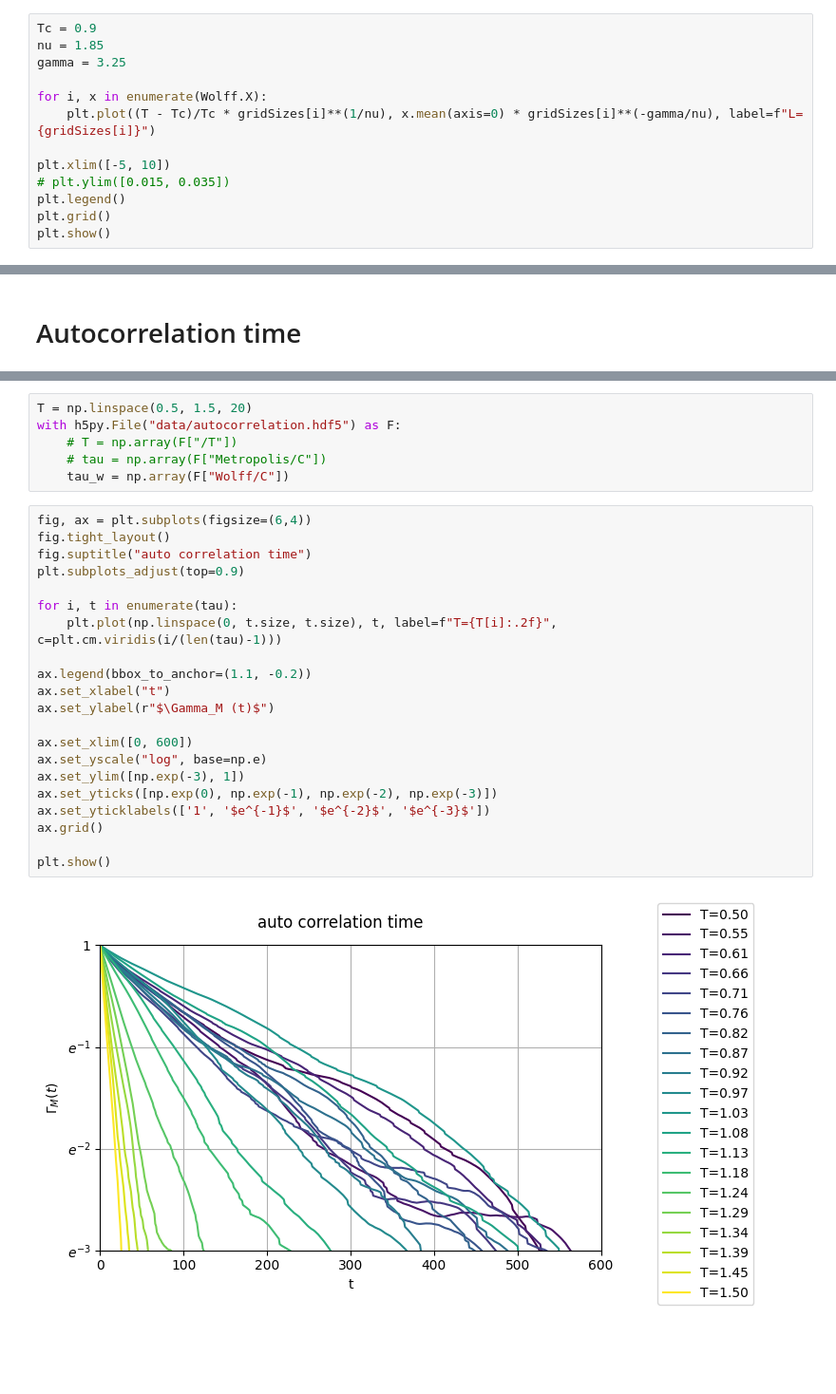
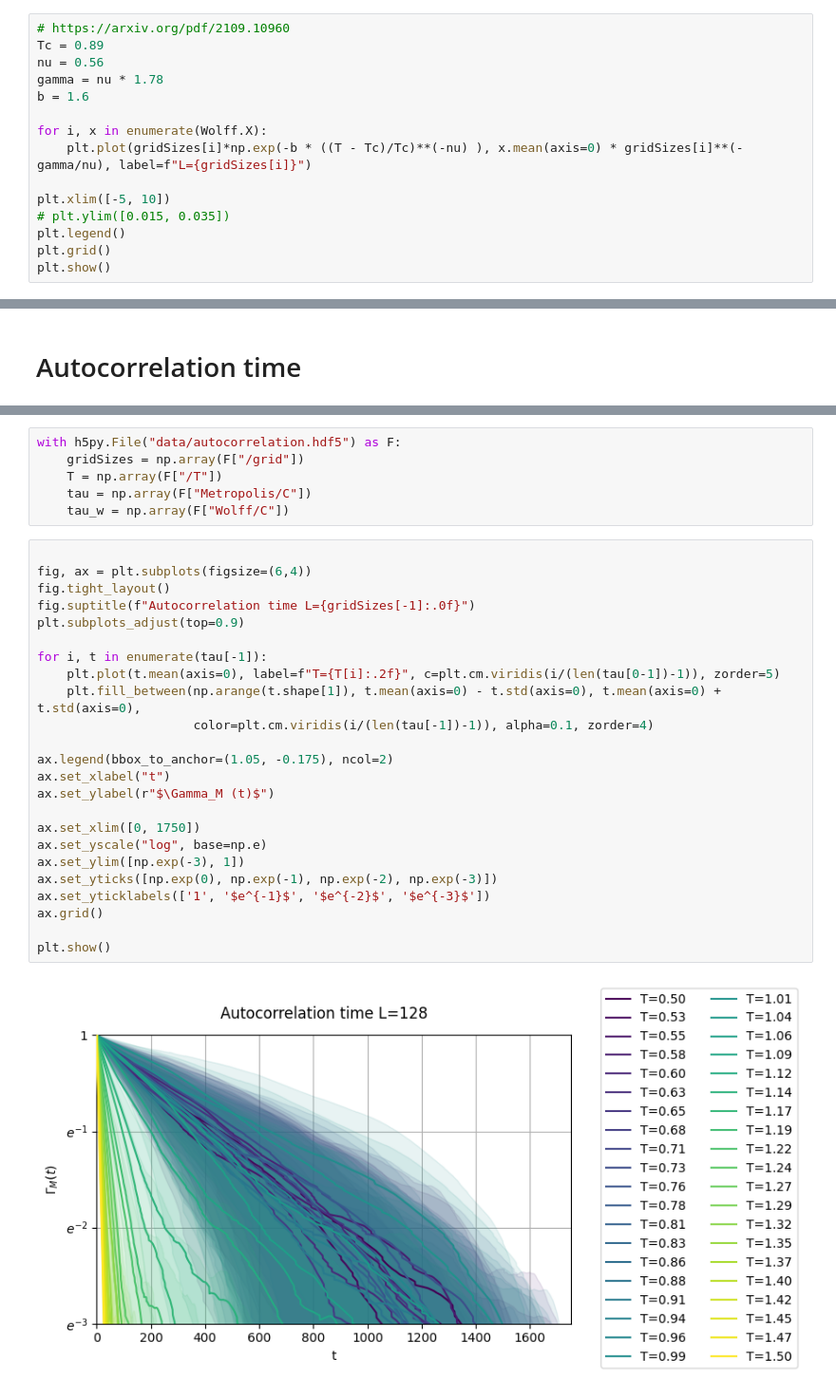
Before and after one commit to Naru-kami/xy-model, a Jupyter notebook: src/plots.ipynb, the cells around one changed output, grey strips where cells are left out. Shown at 95% size. Drawn from its saved outputs; the diff is of its cells as text; blank space fills up the shorter version.

```diff
--- a/src/plots.ipynb
+++ b/src/plots.ipynb
@@ -184,10 +178,12 @@ import iminuit
 # %%
-Tc = 0.9
-nu = 1.85
-gamma = 3.25
+# https://arxiv.org/pdf/2109.10960
+Tc = 0.89
+nu = 0.56
+gamma = nu * 1.78
+b = 1.6
 
 for i, x in enumerate(Wolff.X):
-    plt.plot((T - Tc)/Tc * gridSizes[i]**(1/nu), x.mean(axis=0) * gridSizes[i]**(-gamma/nu), label=f"L={gridSizes[i]}")
+    plt.plot(gridSizes[i]*np.exp(-b * ((T - Tc)/Tc)**(-nu) ), x.mean(axis=0) * gridSizes[i]**(-gamma/nu), label=f"L={gridSizes[i]}")
 
 plt.xlim([-5, 10])
 # plt.ylim([0.015, 0.035])
@@ -239,30 +247,33 @@ plt.show()
 # %%
-T = np.linspace(0.5, 1.5, 20)
 with h5py.File("data/autocorrelation.hdf5") as F:
-    # T = np.array(F["/T"])
-    # tau = np.array(F["Metropolis/C"])
+    gridSizes = np.array(F["/grid"])
+    T = np.array(F["/T"])
+    tau = np.array(F["Metropolis/C"])
     tau_w = np.array(F["Wolff/C"])
 # %%
+
 fig, ax = plt.subplots(figsize=(6,4))
 fig.tight_layout()
-fig.suptitle("auto correlation time")
+fig.suptitle(f"Autocorrelation time L={gridSizes[-1]:.0f}")
 plt.subplots_adjust(top=0.9)
 
-for i, t in enumerate(tau):
-    plt.plot(np.linspace(0, t.size, t.size), t, label=f"T={T[i]:.2f}", c=plt.cm.viridis(i/(len(tau)-1)))
+for i, t in enumerate(tau[-1]):
+    plt.plot(t.mean(axis=0), label=f"T={T[i]:.2f}", c=plt.cm.viridis(i/(len(tau[0-1])-1)), zorder=5)
+    plt.fill_between(np.arange(t.shape[1]), t.mean(axis=0) - t.std(axis=0), t.mean(axis=0) + t.std(axis=0),
+                     color=plt.cm.viridis(i/(len(tau[-1])-1)), alpha=0.1, zorder=4)
 
-ax.legend(bbox_to_anchor=(1.1, -0.2))
+ax.legend(bbox_to_anchor=(1.05, -0.175), ncol=2)
 ax.set_xlabel("t")
 ax.set_ylabel(r"$\Gamma_M (t)$")
 
-ax.set_xlim([0, 600])
+ax.set_xlim([0, 1750])
 ax.set_yscale("log", base=np.e)
 ax.set_ylim([np.exp(-3), 1])
 ax.set_yticks([np.exp(0), np.exp(-1), np.exp(-2), np.exp(-3)])
 ax.set_yticklabels(['1', '$e^{-1}$', '$e^{-2}$', '$e^{-3}$'])
 ax.grid()
 
 plt.show()
 # %% [output]
-[figure, old version]
+[figure, new version]
 # %%
```
Also changed, not shown: parts of 10 cells of this notebook, 4 other files.
